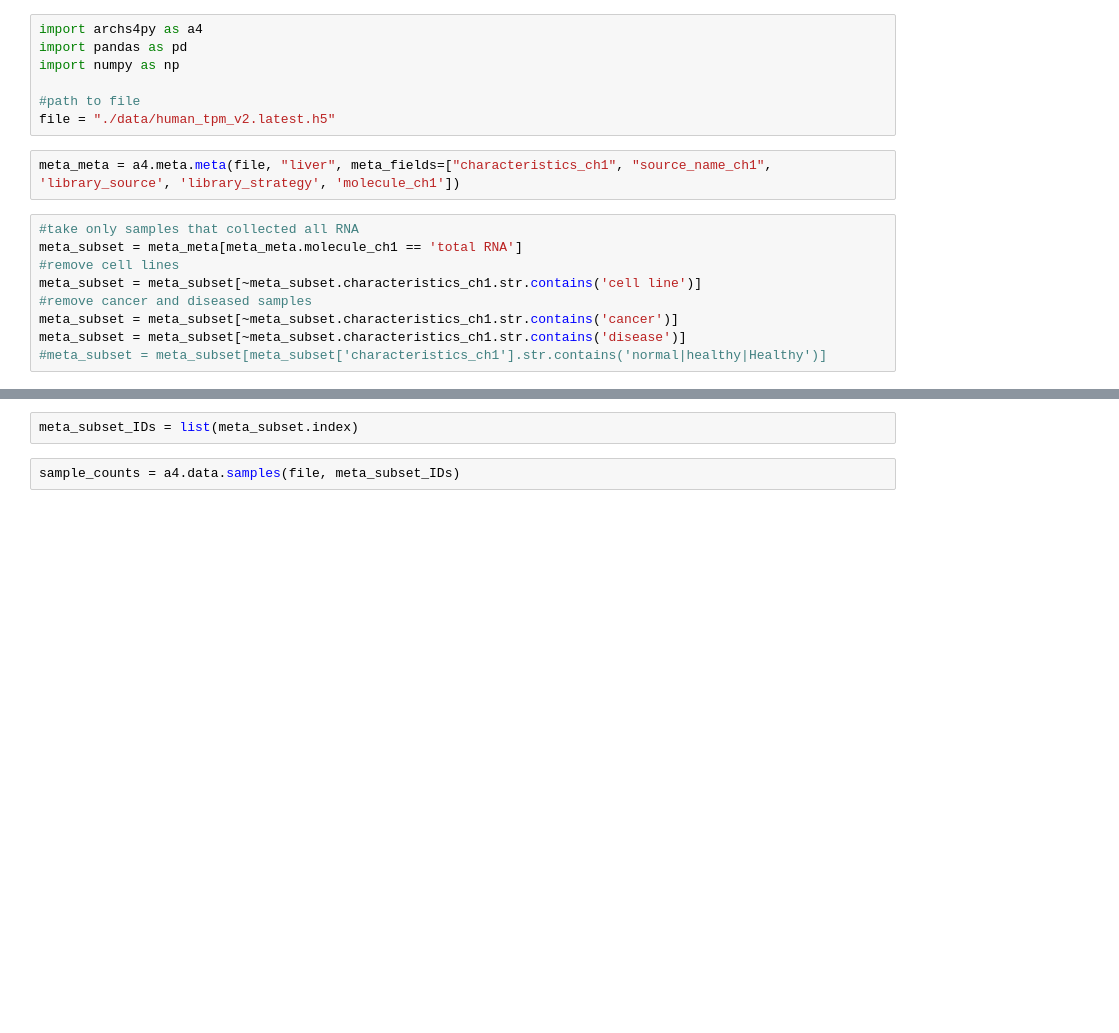
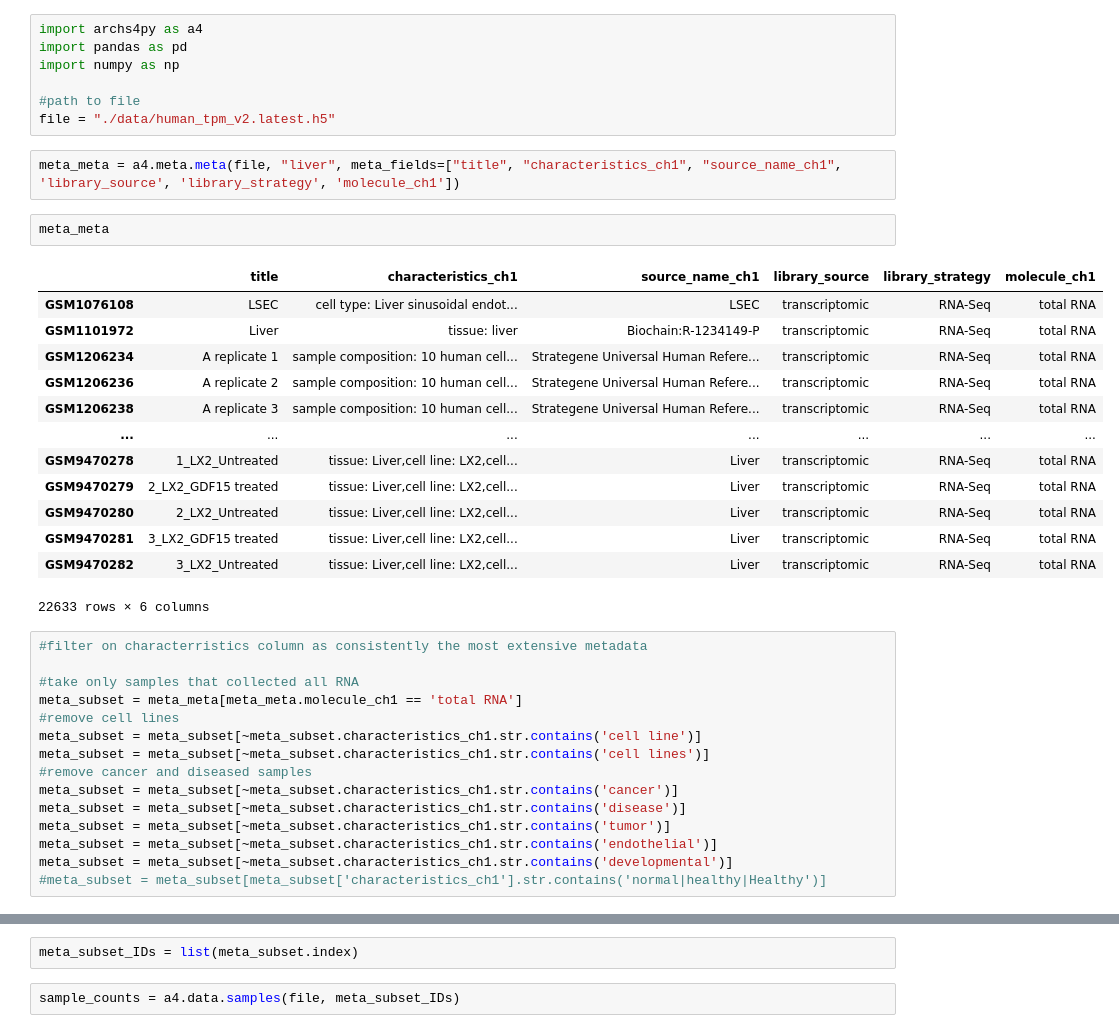
Before and after one commit to Alexander-Broadley/Zhang_lab_rotation, a Jupyter notebook: arch4s_data_processing/data_processing.ipynb, the cells around one changed output, grey strips where cells are left out. Saved outputs shown, nothing was run; the diff lists cells and outputs as text; blank space fills up the shorter version.

```diff
--- a/arch4s_data_processing/data_processing.ipynb
+++ b/arch4s_data_processing/data_processing.ipynb
@@ -6,13 +6,35 @@ import numpy as np
 #path to file
 file = "./data/human_tpm_v2.latest.h5"
 # %%
-meta_meta = a4.meta.meta(file, "liver", meta_fields=["characteristics_ch1", "source_name_ch1", 'library_source', 'library_strategy', 'molecule_ch1'])
+meta_meta = a4.meta.meta(file, "liver", meta_fields=["title", "characteristics_ch1", "source_name_ch1", 'library_source', 'library_strategy', 'molecule_ch1'])
+# %%
+meta_meta
+# %% [output]
+|  | title | characteristics_ch1 | source_name_ch1 | library_source | library_strategy | molecule_ch1 |
+| GSM1076108 | LSEC | cell type: Liver sinusoidal endot... | LSEC | transcriptomic | RNA-Seq | total RNA |
+| GSM1101972 | Liver | tissue: liver | Biochain:R-1234149-P | transcriptomic | RNA-Seq | total RNA |
+| GSM1206234 | A replicate 1 | sample composition: 10 human cell... | Strategene Universal Human Refere... | transcriptomic | RNA-Seq | total RNA |
+| GSM1206236 | A replicate 2 | sample composition: 10 human cell... | Strategene Universal Human Refere... | transcriptomic | RNA-Seq | total RNA |
+| GSM1206238 | A replicate 3 | sample composition: 10 human cell... | Strategene Universal Human Refere... | transcriptomic | RNA-Seq | total RNA |
+| ... | ... | ... | ... | ... | ... | ... |
+| GSM9470278 | 1_LX2_Untreated | tissue: Liver,cell line: LX2,cell... | Liver | transcriptomic | RNA-Seq | total RNA |
+| GSM9470279 | 2_LX2_GDF15 treated | tissue: Liver,cell line: LX2,cell... | Liver | transcriptomic | RNA-Seq | total RNA |
+| GSM9470280 | 2_LX2_Untreated | tissue: Liver,cell line: LX2,cell... | Liver | transcriptomic | RNA-Seq | total RNA |
+| GSM9470281 | 3_LX2_GDF15 treated | tissue: Liver,cell line: LX2,cell... | Liver | transcriptomic | RNA-Seq | total RNA |
+| GSM9470282 | 3_LX2_Untreated | tissue: Liver,cell line: LX2,cell... | Liver | transcriptomic | RNA-Seq | total RNA |
+22633 rows × 6 columns
 # %%
+#filter on characterristics column as consistently the most extensive metadata
+
 #take only samples that collected all RNA
 meta_subset = meta_meta[meta_meta.molecule_ch1 == 'total RNA']
 #remove cell lines
 meta_subset = meta_subset[~meta_subset.characteristics_ch1.str.contains('cell line')]
+meta_subset = meta_subset[~meta_subset.characteristics_ch1.str.contains('cell lines')]
 #remove cancer and diseased samples
 meta_subset = meta_subset[~meta_subset.characteristics_ch1.str.contains('cancer')]
 meta_subset = meta_subset[~meta_subset.characteristics_ch1.str.contains('disease')]
+meta_subset = meta_subset[~meta_subset.characteristics_ch1.str.contains('tumor')]
+meta_subset = meta_subset[~meta_subset.characteristics_ch1.str.contains('endothelial')]
+meta_subset = meta_subset[~meta_subset.characteristics_ch1.str.contains('developmental')]
 #meta_subset = meta_subset[meta_subset['characteristics_ch1'].str.contains('normal|healthy|Healthy')]
```
Also changed, not shown: parts of 9 cells of this notebook, 2 other files.
